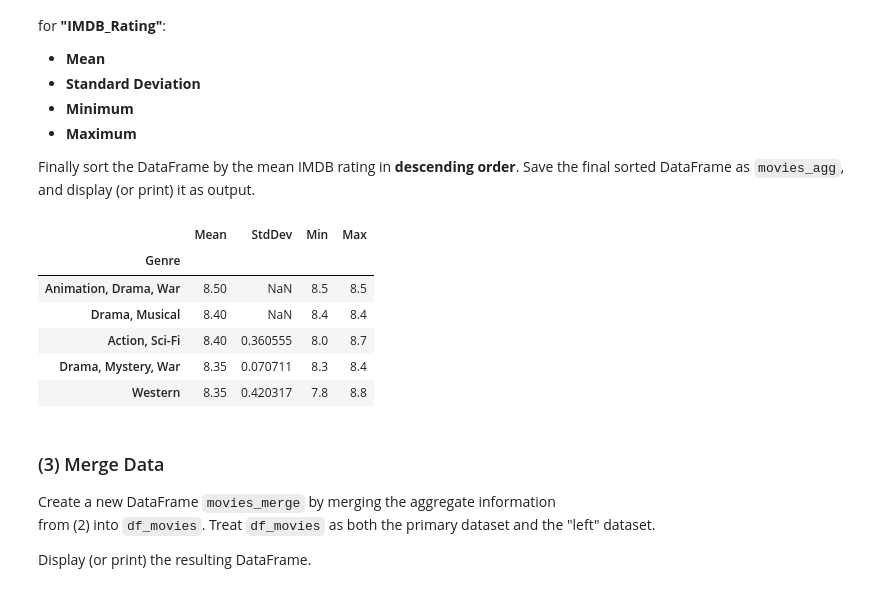
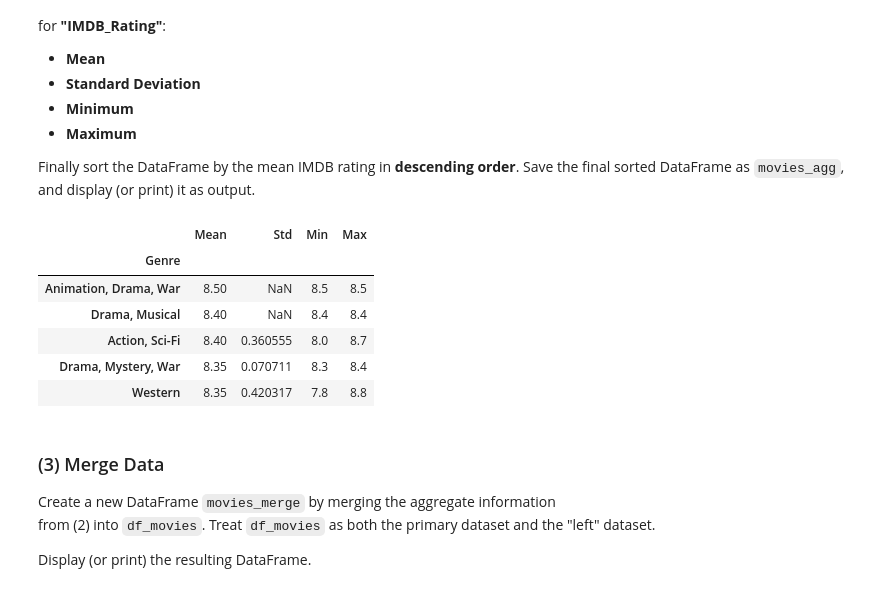
Before and after one commit to joycheng88/qtm151fall2025, a Jupyter notebook: Assignments/assignment_8/assignment8.ipynb, the cells around one changed output. Saved outputs shown, nothing was run; the diff lists cells and outputs as text; code cells hidden in the pictures.

```diff
--- a/Assignments/assignment_8/assignment8.ipynb
+++ b/Assignments/assignment_8/assignment8.ipynb
@@ -110,17 +110,17 @@ Create a new DataFrame by grouping the "movies" dataset by **"Genre"** and then
 Finally sort the DataFrame by the mean IMDB rating in **descending order**. Save the final sorted DataFrame as ``movies_agg``, and display (or print) it as output.
 # %%
 # your answer here
-# Group by "Genre" and aggregate "IMDB_Rating"; compute mean, std, min, max
+# Group by "Genre" and aggregate mean, std, min, max for "IMDB_Rating"
 movies_agg = df_movies.groupby("Genre")["IMDB_Rating"].agg(
     Mean = "mean",
-    StdDev = "std",
+    Std = "std",
     Min = "min",
     Max = "max"
 ).sort_values(by="Mean", ascending=False)
 
 display(movies_agg.head())
 # %% [output]
-|  | Mean | StdDev | Min | Max |
+|  | Mean | Std | Min | Max |
 | Genre |  |  |  |  |
 | Animation, Drama, War | 8.50 | NaN | 8.5 | 8.5 |
 | Drama, Musical | 8.40 | NaN | 8.4 | 8.4 |
```
Also changed, not shown: parts of 2 cells of this notebook, 1 other file.
